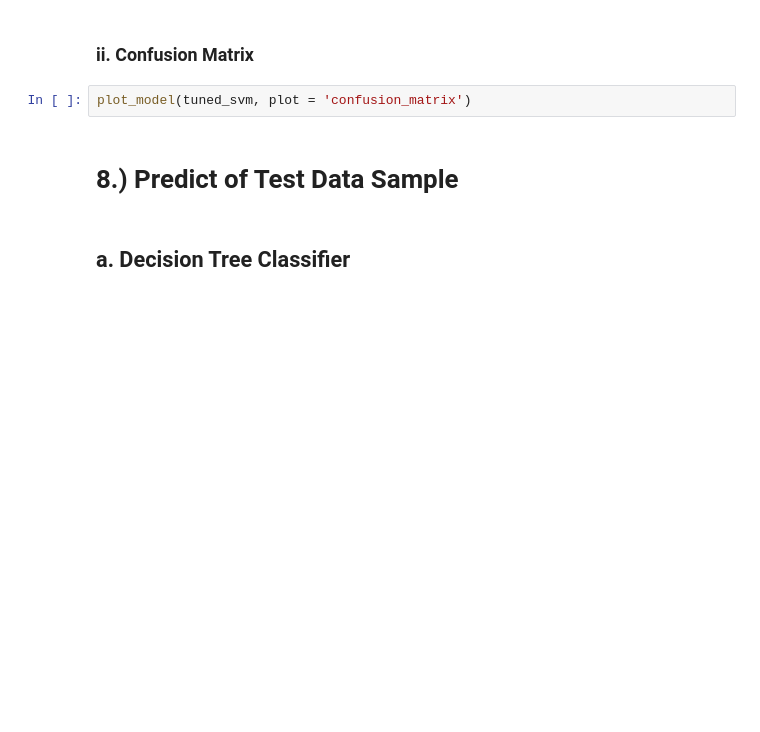
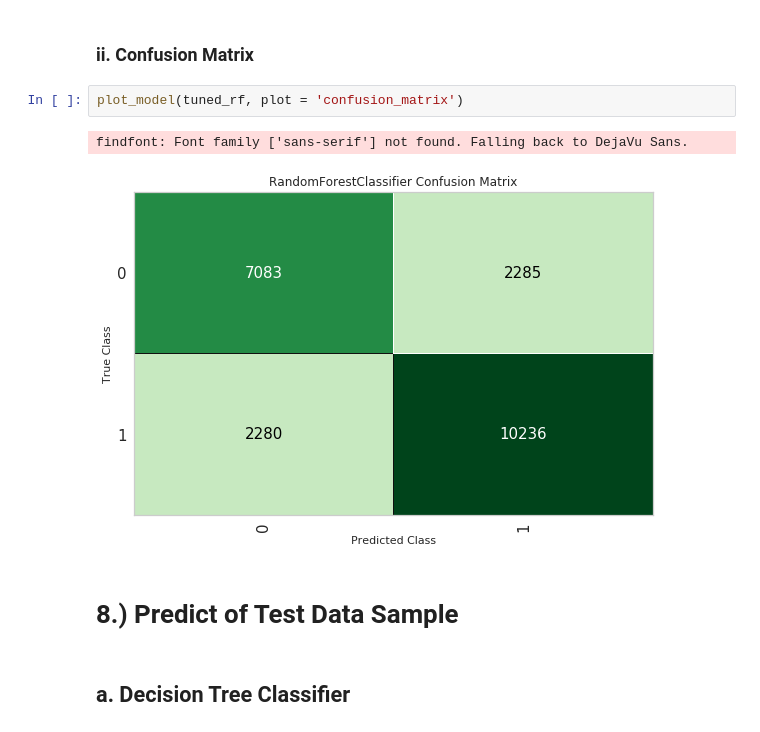
Before and after one commit to rtheman/sages, a Jupyter notebook: Flights_Delay_classification/2_Train_Model_pycaret_v1.ipynb, the cells around one changed output. Cells and saved outputs as stored; diff of their text form; blank space fills up the shorter version.

```diff
--- a/Flights_Delay_classification/2_Train_Model_pycaret_v1.ipynb
+++ b/Flights_Delay_classification/2_Train_Model_pycaret_v1.ipynb
@@ -290,7 +321,10 @@ plot_model(tuned_svm, plot='feature')
 # %% [markdown]
 ### ii. Confusion Matrix
 # %%
-plot_model(tuned_svm, plot = 'confusion_matrix')
+plot_model(tuned_rf, plot = 'confusion_matrix')
+# %% [output]
+findfont: Font family ['sans-serif'] not found. Falling back to DejaVu Sans.
+[figure, added]
 # %% [markdown]
 # 8.) Predict of Test Data Sample
 # %% [markdown]
```
Also changed, not shown: parts of 27 cells of this notebook, 1 other file.
